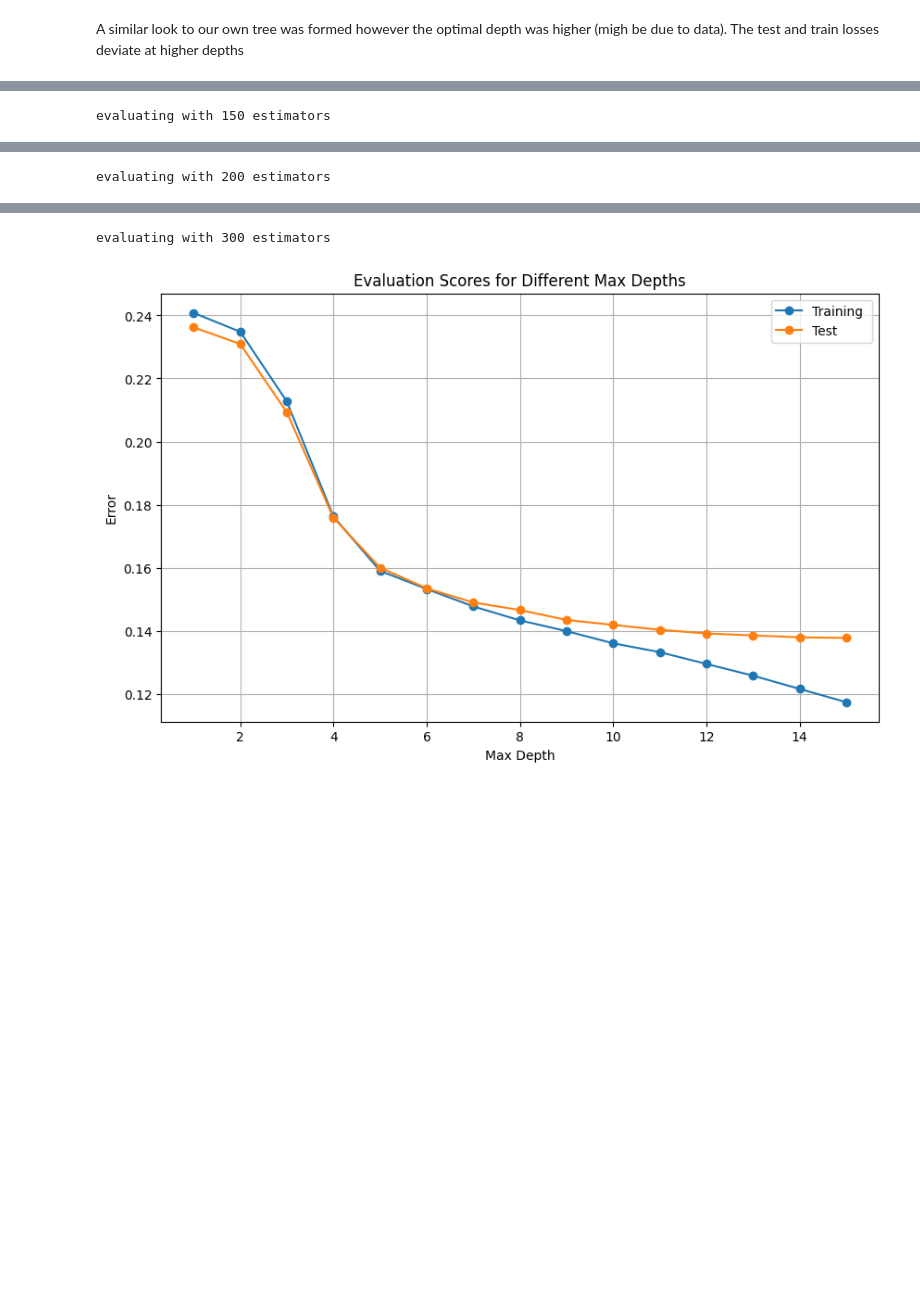
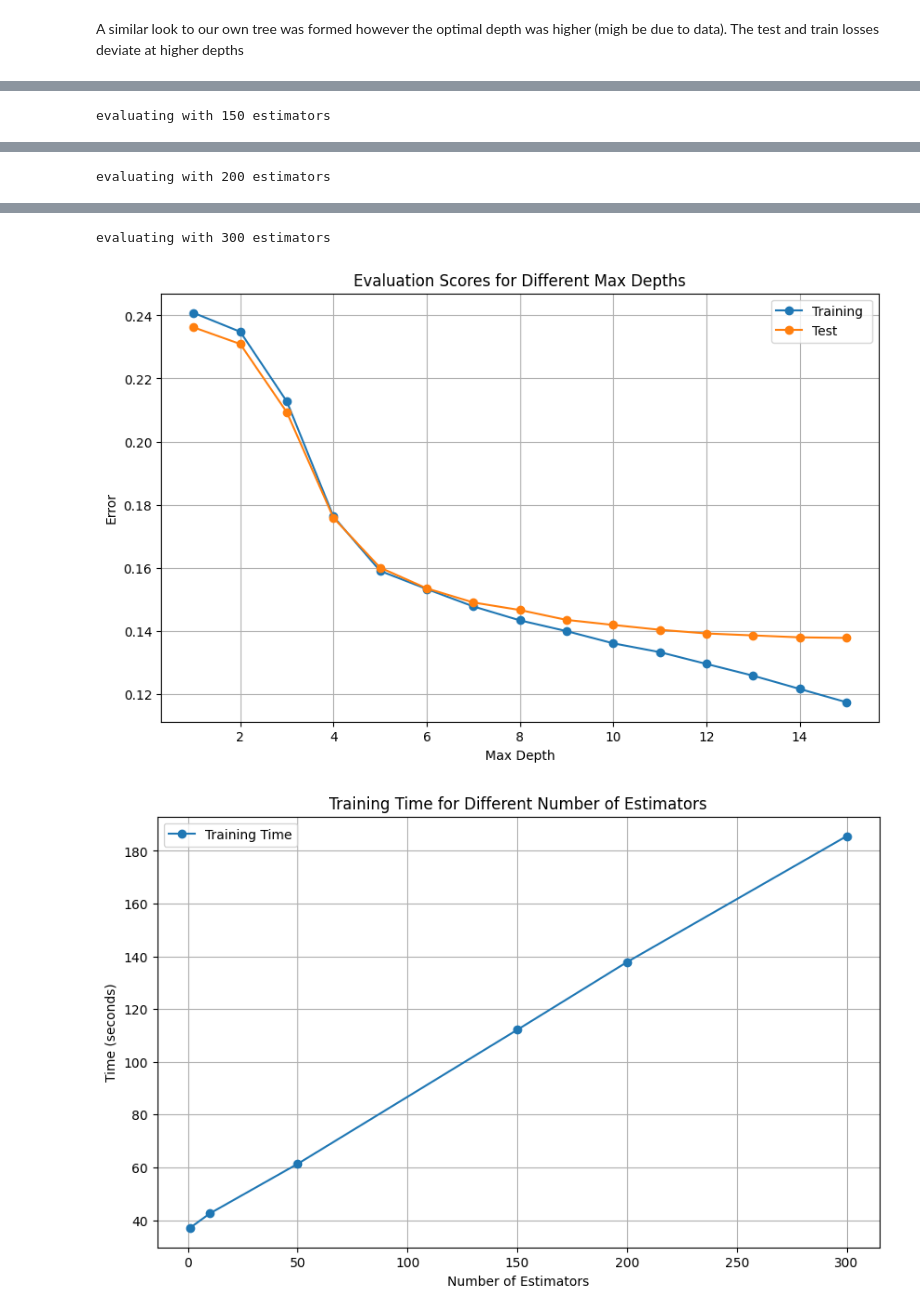
Before and after one commit to casperHansenTEOA/dat341, a Jupyter notebook: Lab2/lab2.ipynb, the cells around one changed output, grey strips where cells are left out. Cells and saved outputs as stored; diff of their text form; code cells hidden in the pictures; blank space fills up the shorter version.

```diff
--- a/Lab2/lab2.ipynb
+++ b/Lab2/lab2.ipynb
@@ -113,35 +113,49 @@ def plot_evaluation_ne(Xtrain, Ytrain, Xtest, Ytest, max_depth_range, NE):
     plt.figure(figsize=(10, 6))
     plt.plot(max_depth_range, train_scores, label='Training ', marker='o')
     plt.plot(max_depth_range, test_scores, label='Test ', marker='o')
     plt.xlabel('Max Depth')
     plt.ylabel('Error')
     plt.title('Evaluation Scores for Different Max Depths')
     plt.legend()
     plt.grid()
     plt.show()
 
 max_depth_max = range(1, 16)
 ne_range = [1, 10, 50, 150, 200 , 300]
 
 # Call the function to plot the evaluation scores
-
-
+import time
+import numpy as np
+training_times = np.zeros(len(ne_range))
 for NE in ne_range:
+    start = time.time()
     print(f"evaluating with {NE} estimators")
     plot_evaluation_ne(x_train, y_train, x_test, y_test, max_depth_max, NE)
+    end = time.time()
+    training_times[ne_range.index(NE)] = end - start
+
+plt.figure(figsize=(10, 6))
+plt.plot(ne_range, training_times, label='Training Time', marker='o')
+plt.xlabel('Number of Estimators')
+plt.ylabel('Time (seconds)')
+plt.title('Training Time for Different Number of Estimators')
+plt.legend()
+plt.grid()
+plt.show()
 # %% [output]
 evaluating with 1 estimators
 [figure]
 evaluating with 10 estimators
 [figure]
 evaluating with 50 estimators
 [figure]
 evaluating with 150 estimators
 [figure]
 evaluating with 200 estimators
 [figure]
 evaluating with 300 estimators
 [figure]
+[figure, added]
 # %% [markdown]
 ## whats the difference between the descision tree and random forest with enseble size of 1
 - The descision tree plot deviates at around a max depth of 6 whereas the random forest plot deviates at 10. The random forest plot is also much more jagged
```
Also changed, not shown: parts of 1 cell of this notebook.
